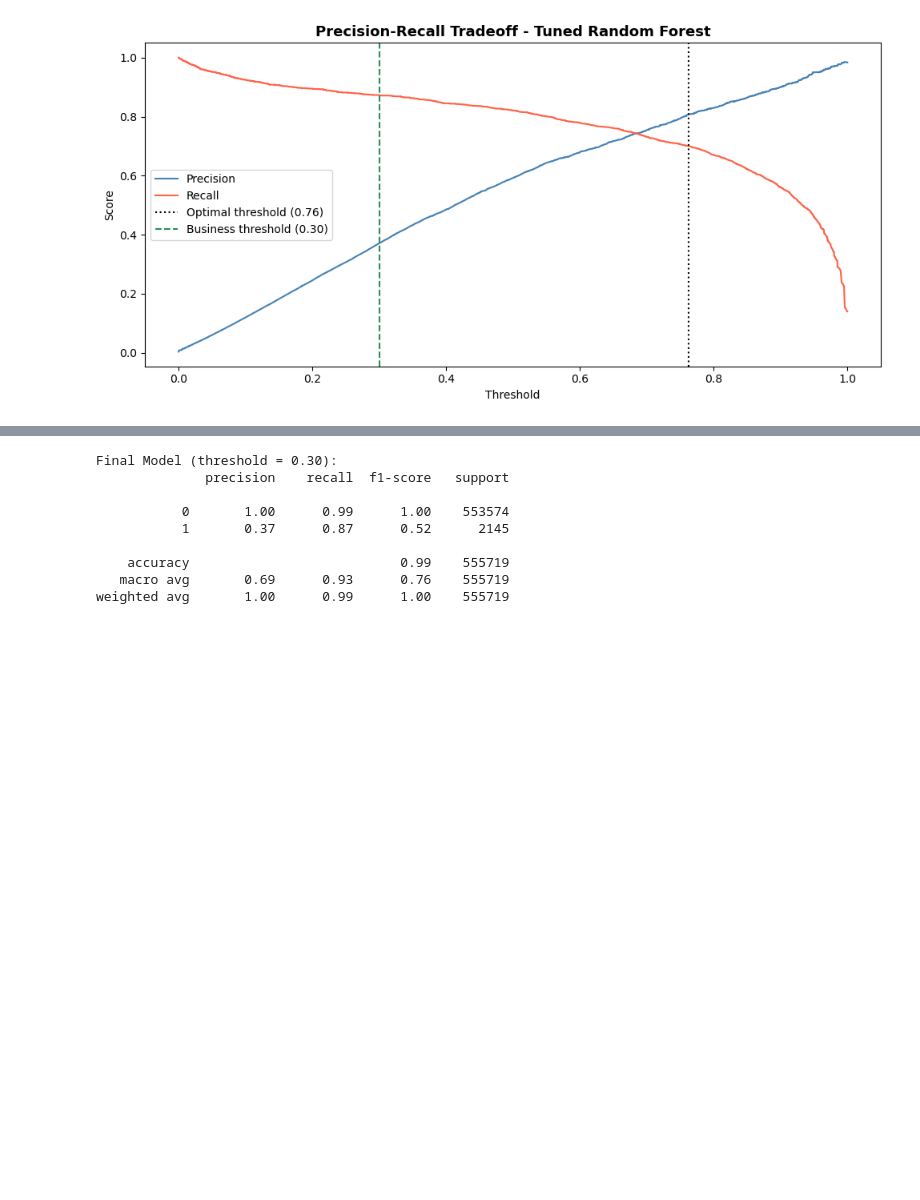
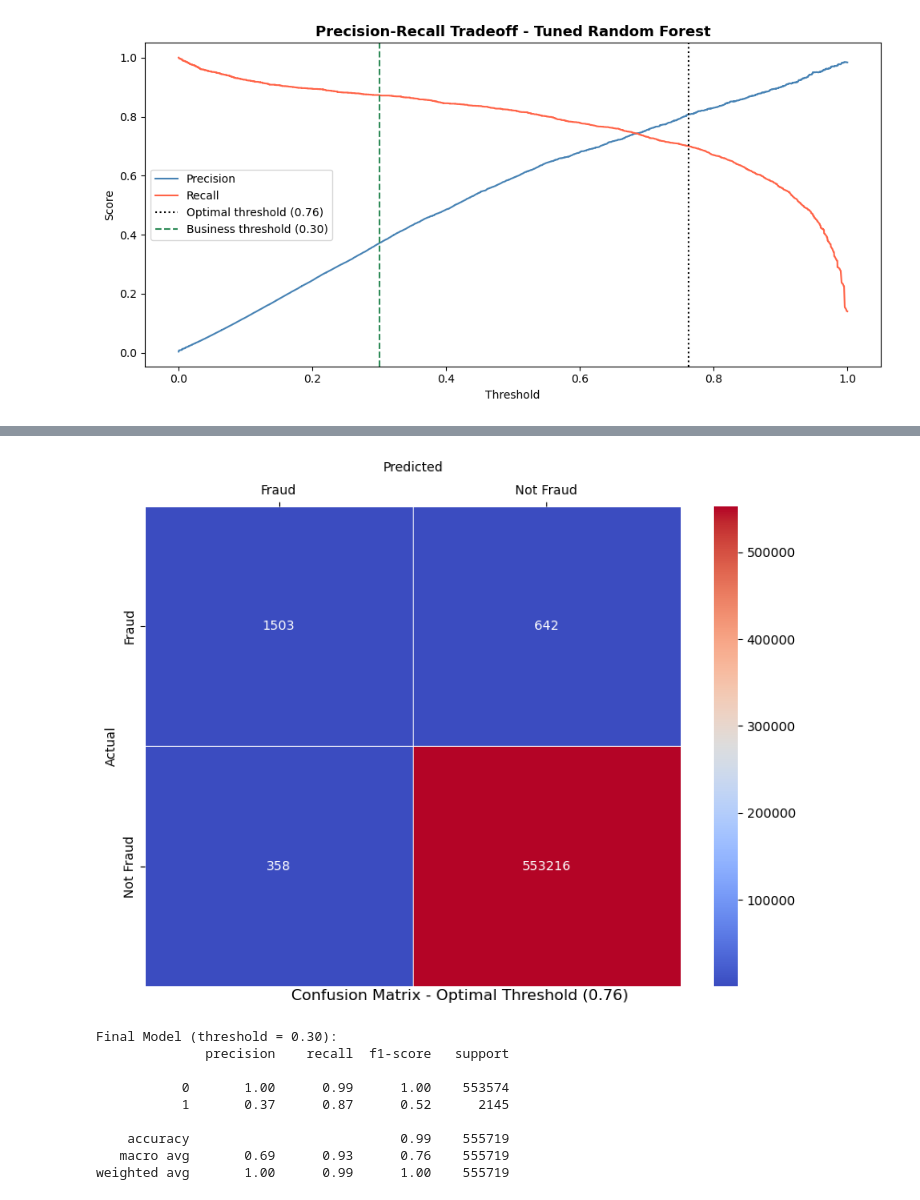
Before and after one commit to Tanjinul/INF2179-ML-Final-Project, a Jupyter notebook: Data_Cleaning_Exploratory_Final.ipynb, the cells around one changed output, grey strips where cells are left out. Saved outputs shown, nothing was run; the diff lists cells and outputs as text; code cells hidden in the pictures; blank space fills up the shorter version.

```diff
--- a/Data_Cleaning_Exploratory_Final.ipynb
+++ b/Data_Cleaning_Exploratory_Final.ipynb
@@ -754,3 +754,9 @@ plt.tight_layout()
 plt.show()
 # %% [output]
 [figure]
+# %%
+# applying the mathematically optimal threshold
+y_pred_optimal = (y_proba >= best_threshold).astype(int)
+
+print(f"Optimal Model (threshold = {best_threshold:.2f}):")
+print(classification_report(y_test, y_pred_optimal))
@@ -757,3 +773,24 @@ plt.show()
+# %%
+cm_optimal = confusion_matrix(y_test, y_pred_optimal, labels=[1, 0])
+
+fig, ax = plt.subplots(figsize=(8, 6))
+sns.heatmap(cm_optimal, cmap='coolwarm', annot=True, fmt='d',
+            xticklabels=['Fraud', 'Not Fraud'],
+            yticklabels=['Fraud', 'Not Fraud'],
+            linewidths=0.5, ax=ax)
+
+ax.xaxis.set_label_position('top')
+ax.xaxis.tick_top()
+ax.set_xlabel('Predicted', labelpad=10)
+ax.set_ylabel('Actual')
+
+fig.text(0.5, 0.00, f'Confusion Matrix - Optimal Threshold ({best_threshold:.2f})',
+         ha='center', fontsize=12)
+
+plt.tight_layout()
+plt.show()
+# %% [output]
+[figure, added]
 # %%
 # applying business threshold of 0.30 - prioritize catching fraud (recall) over precision
 y_pred_final = (y_proba >= 0.30).astype(int)
```
Also changed, not shown: parts of 1 cell of this notebook.
